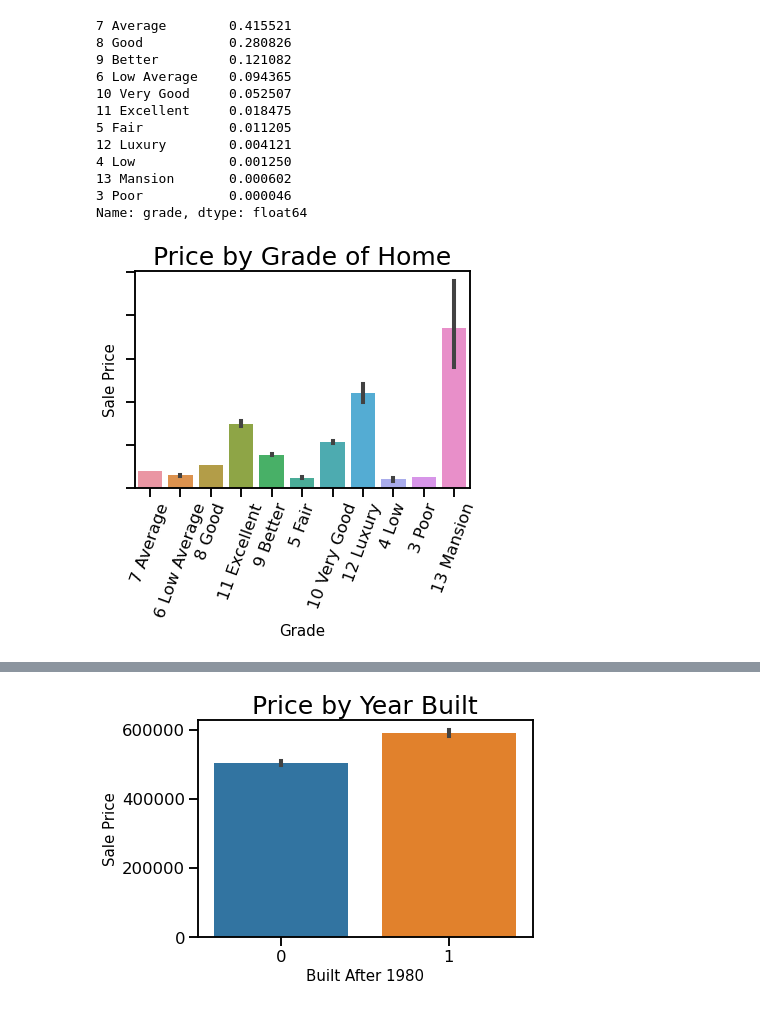
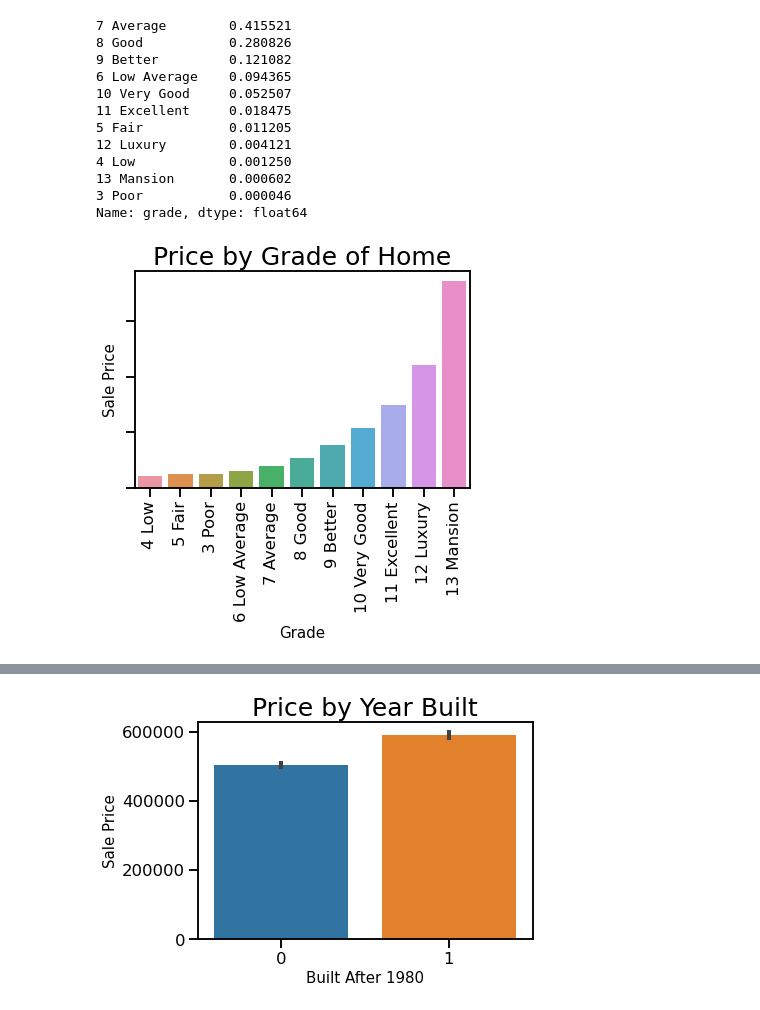
Before and after one commit to henrysvg/dsc-phase-2-project-v2-3, a Jupyter notebook: student.ipynb, the cells around one changed output, grey strips where cells are left out. Cells and saved outputs as stored; diff of their text form; code cells hidden in the pictures.

```diff
--- a/student.ipynb
+++ b/student.ipynb
@@ -300,15 +299,17 @@ data['grade'].value_counts(normalize=True)
 13 Mansion       0.000602
 3 Poor           0.000046
 Name: grade, dtype: float64
+# %%
+grade_data = data.groupby('grade').mean()['price'].sort_values().reset_index()
 # %%
-ax = sns.barplot(x = 'grade', y = 'price', data=data)
+ax = sns.barplot(x = 'grade', y = 'price', data=grade_data)
 ax.set_xlabel('Grade', size = 15)
 ax.set_ylabel('Sale Price', size = 15)
 ax.set_title('Price by Grade of Home', size = 25)
-ax.tick_params(axis='x', rotation=70)
+ax.tick_params(axis='x', rotation=90)
 ax.set(yticklabels=[]);
 # %% [output]
-[figure, old version]
+[figure, new version]
 # %%
 grade_dummies = pd.get_dummies(data['grade'], prefix='grd', drop_first=True)
 # %%
```
Also changed, not shown: parts of 7 cells of this notebook, 3 other files.
